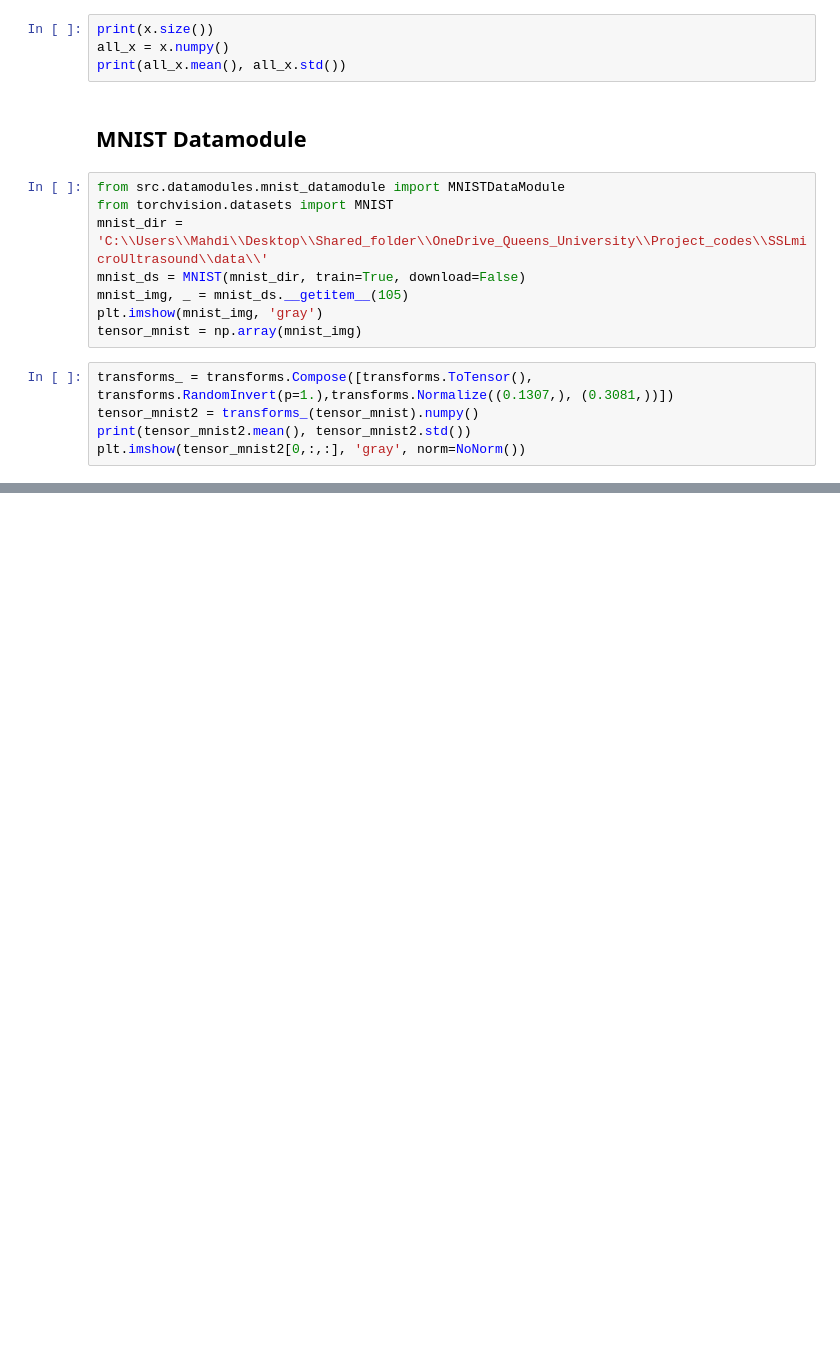
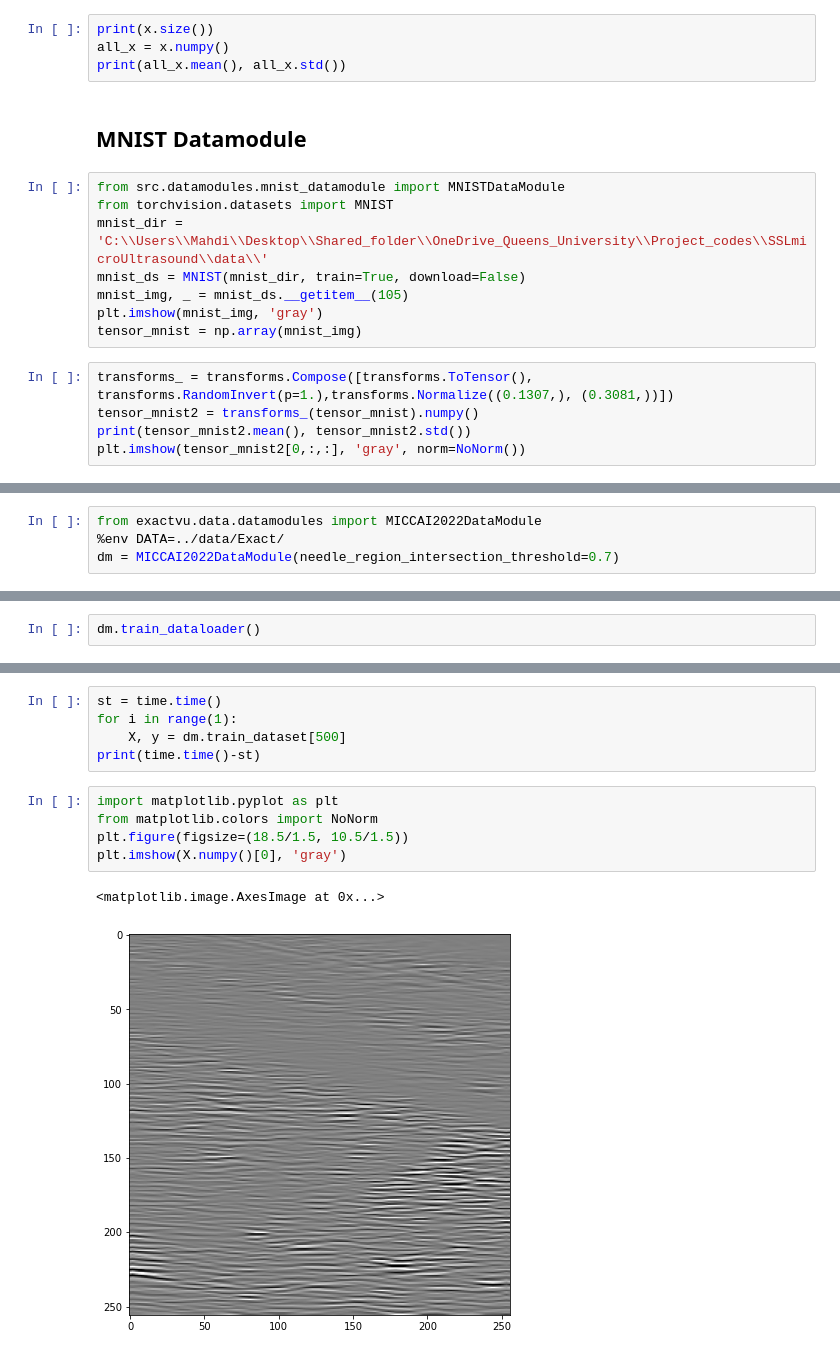
Before and after one commit to MahdiGilany/SSL_micro_ultrasound, a Jupyter notebook: notebooks/1.0-jqp-initial-datamodule-transfering.ipynb, the cells around one changed output, grey strips where cells are left out. Saved outputs shown, nothing was run; the diff lists cells and outputs as text; blank space fills up the shorter version.

```diff
--- a/notebooks/1.0-jqp-initial-datamodule-transfering.ipynb
+++ b/notebooks/1.0-jqp-initial-datamodule-transfering.ipynb
@@ -334,0 +378,4 @@ plt.imshow(tensor_mnist2[0,:,:], 'gray', norm=NoNorm())
+# %%
+from exactvu.data.datamodules import MICCAI2022DataModule
+%env DATA=../data/Exact/
+dm = MICCAI2022DataModule(needle_region_intersection_threshold=0.7)
@@ -334,0 +388,2 @@ plt.imshow(tensor_mnist2[0,:,:], 'gray', norm=NoNorm())
+# %%
+dm.train_dataloader()
@@ -334,0 +408,13 @@ plt.imshow(tensor_mnist2[0,:,:], 'gray', norm=NoNorm())
+# %%
+st = time.time()
+for i in range(1):
+    X, y = dm.train_dataset[500]
+print(time.time()-st)
+# %%
+import matplotlib.pyplot as plt
+from matplotlib.colors import NoNorm
+plt.figure(figsize=(18.5/1.5, 10.5/1.5))
+plt.imshow(X.numpy()[0], 'gray')
+# %% [output]
+<matplotlib.image.AxesImage at 0x...>
+[figure, added]
```
Also changed, not shown: parts of 22 cells of this notebook, 14 other files.
